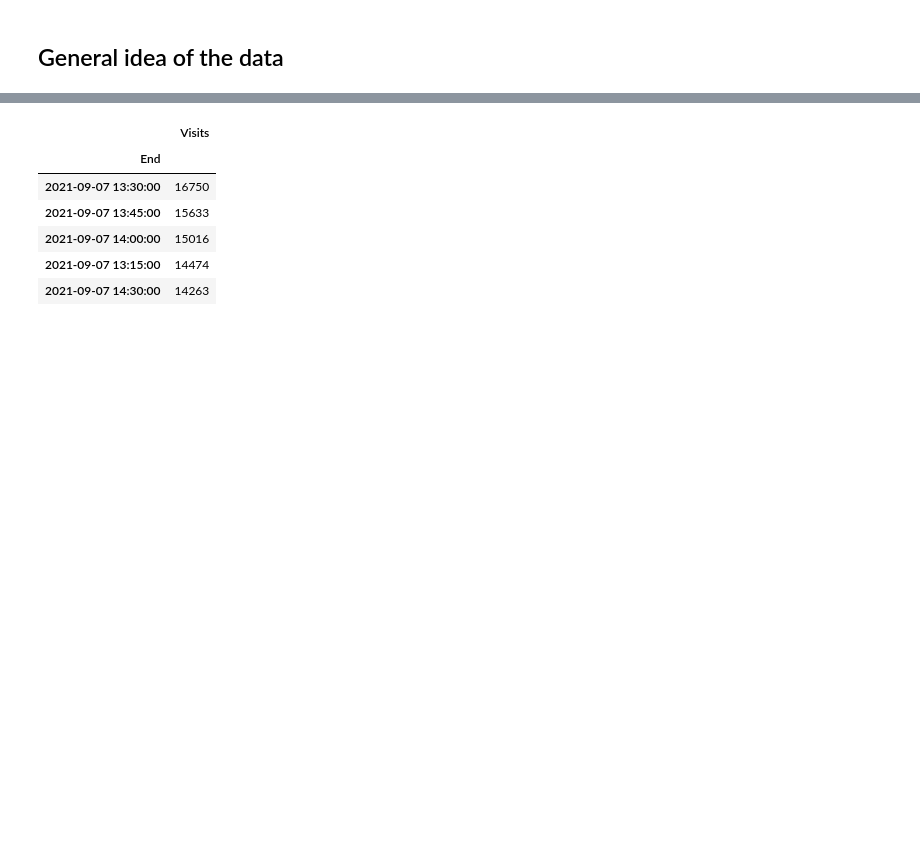
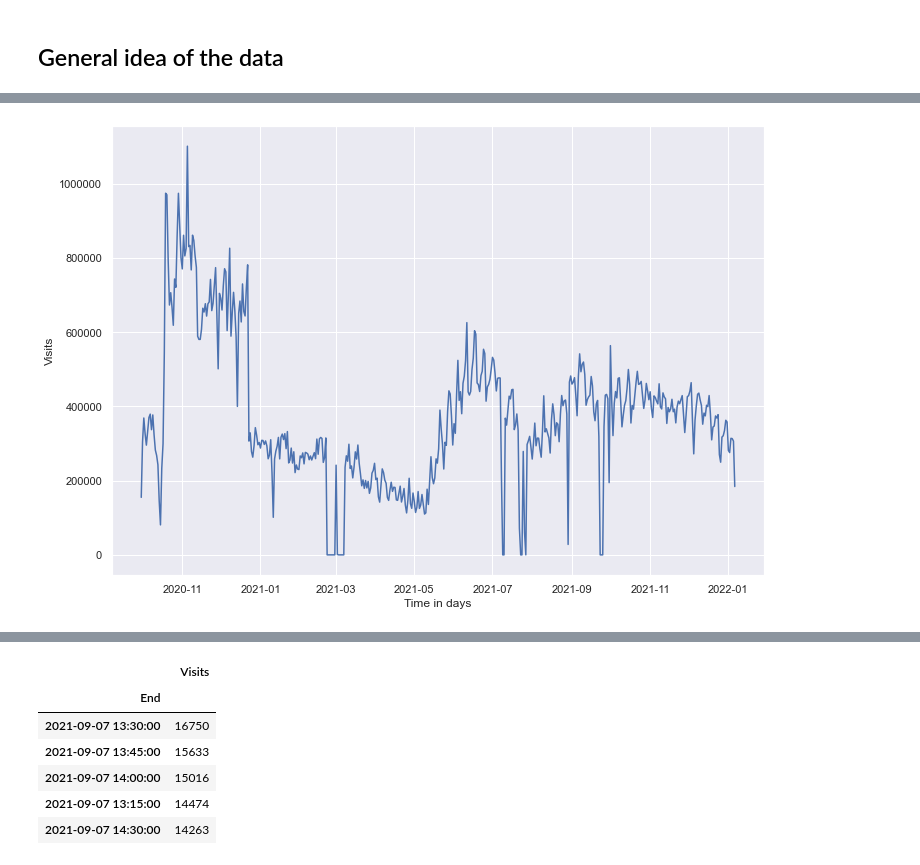
Before and after one commit to lotteph/DSP, a Jupyter notebook: EDA Resono data.ipynb, the cells around one changed output, grey strips where cells are left out. Saved outputs shown, nothing was run; the diff lists cells and outputs as text; code cells hidden in the pictures; blank space fills up the shorter version.

```diff
--- a/EDA Resono data.ipynb
+++ b/EDA Resono data.ipynb
@@ -38,0 +40,11 @@ ax.set(title = "Number of visitors per 15 minutes", xlabel = 'Date');
+# %%
+#df_Resono
+sum_per_15_minutes = df_Resono.groupby("End").sum()
+sum_per_day = sum_per_15_minutes.resample("D").sum()
+
+plt.ticklabel_format(style='plain', axis='y')
+sns.set(rc={'figure.figsize':(11.7,8.27)})
+ax = sns.lineplot(data=sum_per_day, x=sum_per_day.index, y="Visits");
+ax.set(xlabel='Time in days', ylabel='Visits');
+# %% [output]
+[figure, added]
```
Also changed, not shown: parts of 5 cells of this notebook.
